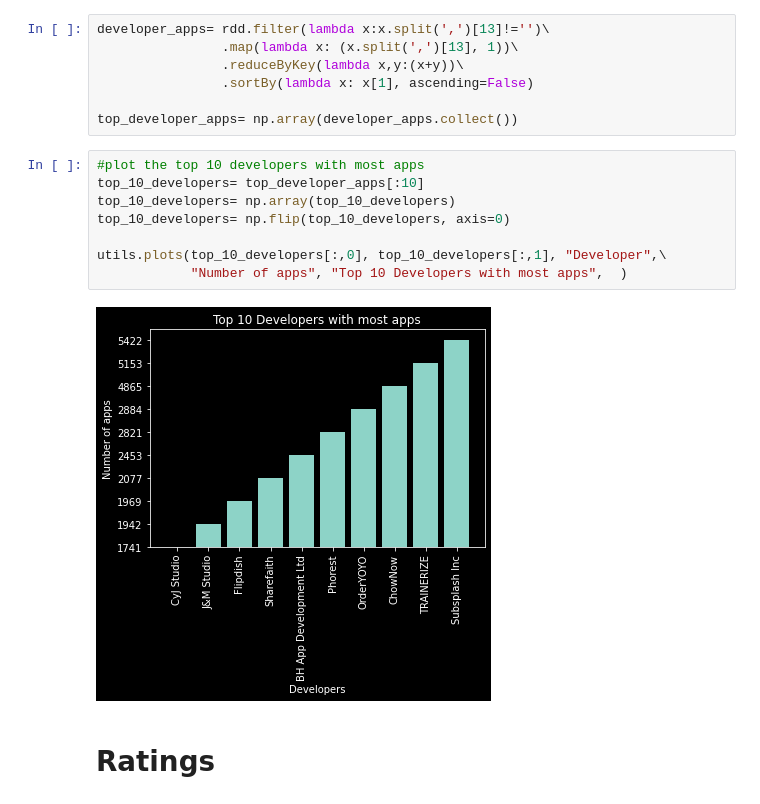
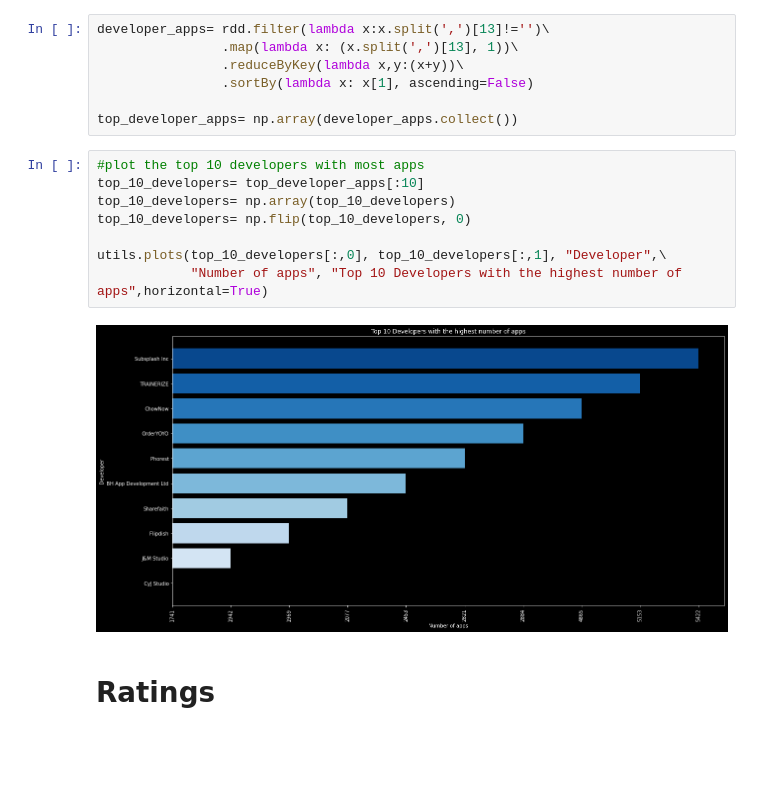
Before and after one commit to aymanreda56/XL-Data, a Jupyter notebook: DataAnalysis/DescriptiveAnalysis/DescriptiveAnalysis.ipynb, the cells around one changed output. Drawn from its saved outputs; the diff is of its cells as text; blank space fills up the shorter version.

```diff
--- a/DataAnalysis/DescriptiveAnalysis/DescriptiveAnalysis.ipynb
+++ b/DataAnalysis/DescriptiveAnalysis/DescriptiveAnalysis.ipynb
@@ -188,13 +193,13 @@ top_developer_apps= np.array(developer_apps.collect())
 # %%
 #plot the top 10 developers with most apps
 top_10_developers= top_developer_apps[:10]
 top_10_developers= np.array(top_10_developers)
-top_10_developers= np.flip(top_10_developers, axis=0)
+top_10_developers= np.flip(top_10_developers, 0)
 
 utils.plots(top_10_developers[:,0], top_10_developers[:,1], "Developer",\
-            "Number of apps", "Top 10 Developers with most apps",  )
+            "Number of apps", "Top 10 Developers with the highest number of apps",horizontal=True)
 # %% [output]
-[figure, old version]
+[figure, new version]
 # %% [markdown]
 # Ratings
 # %%
```
Also changed, not shown: parts of 17 cells of this notebook, 1 other file.
